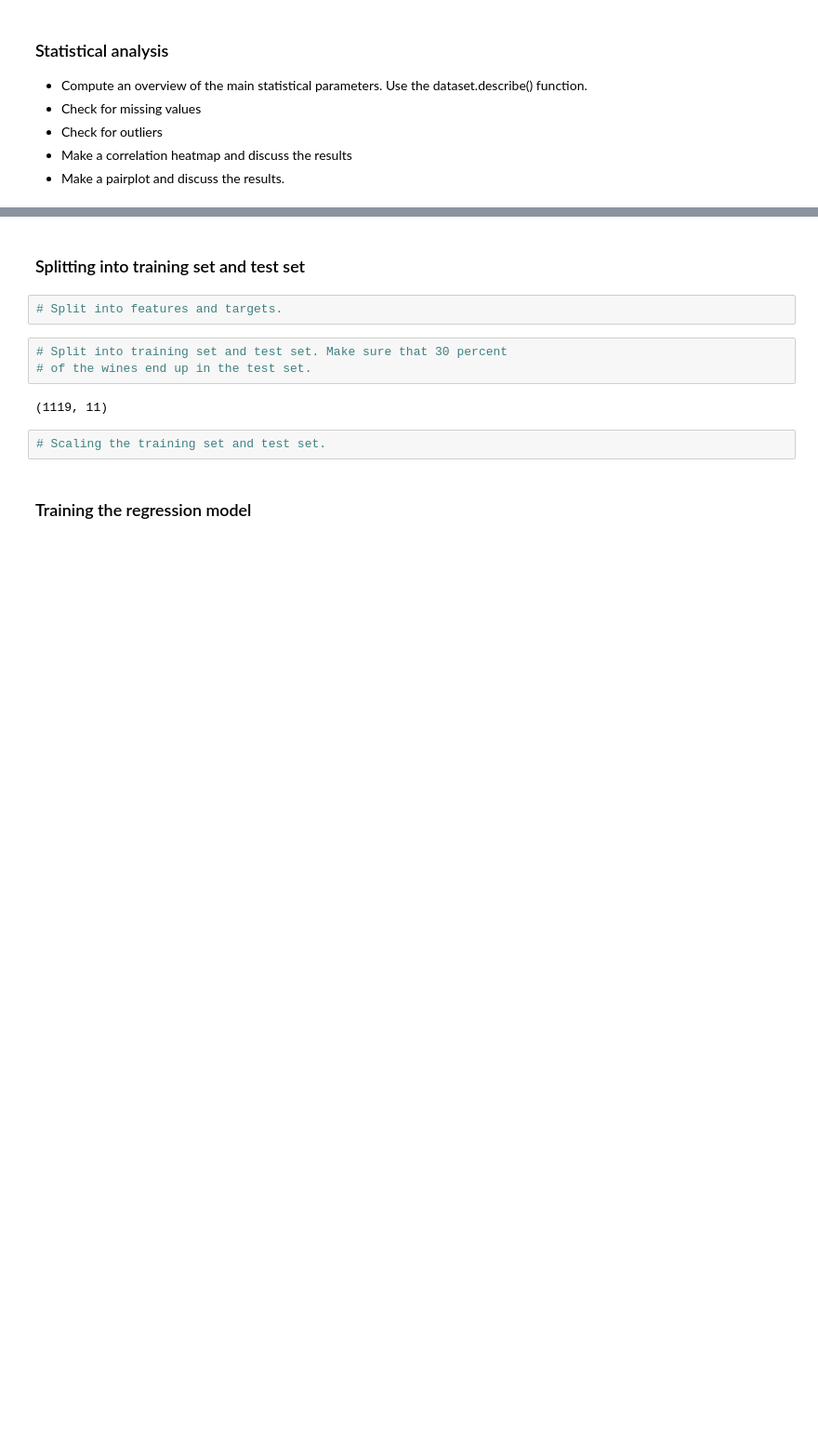
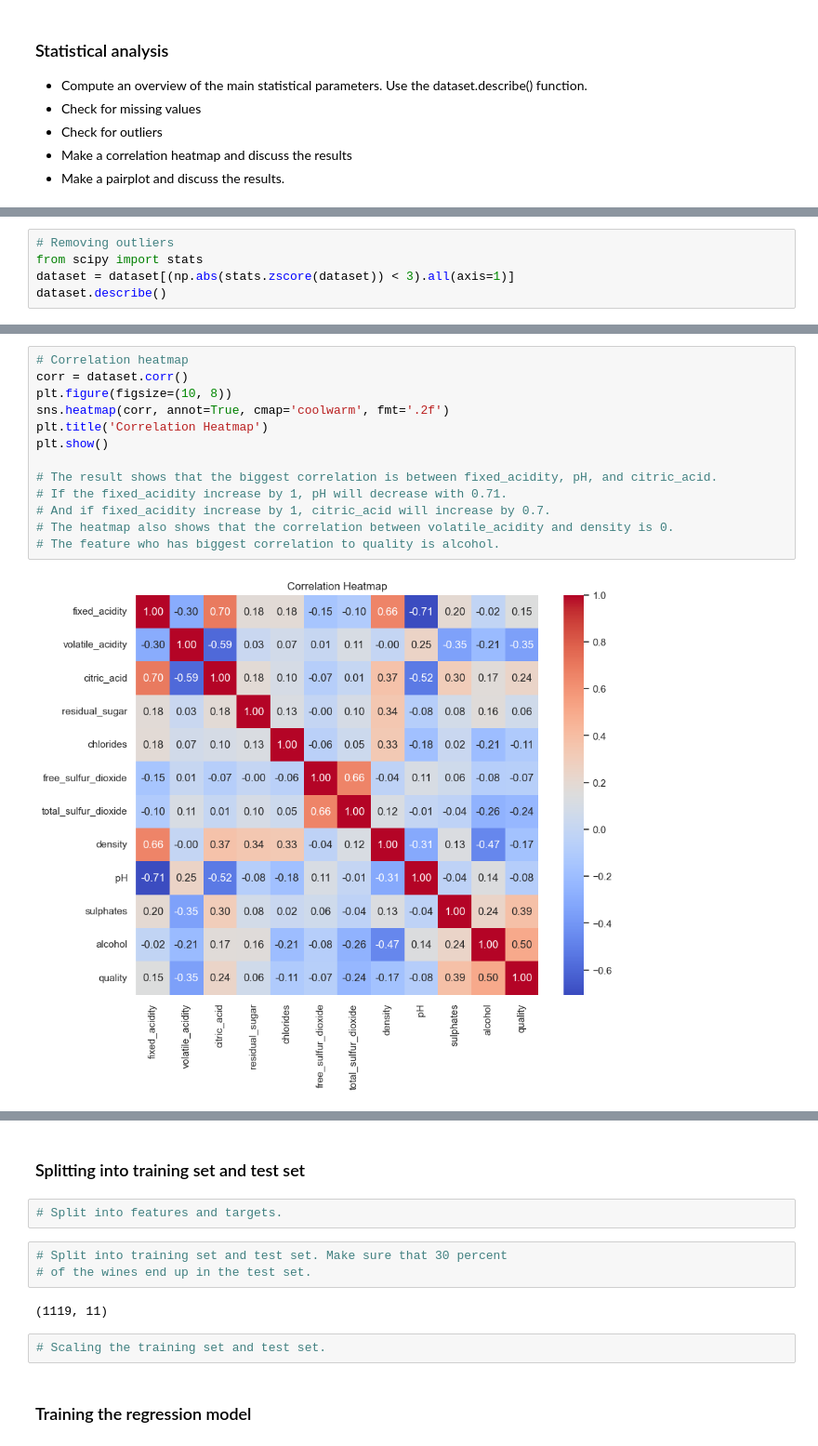
Before and after one commit to Calle-J/Machine-Learning-and-AI-CalleJ, a Jupyter notebook: Session_02_ML_Pipeline_Regression_Assignment/Session_02_Regression_Assignment_2025.ipynb, the cells around one changed output, grey strips where cells are left out. Shown at 93% size. Saved outputs shown, nothing was run; the diff lists cells and outputs as text; blank space fills up the shorter version.

```diff
--- a/Session_02_ML_Pipeline_Regression_Assignment/Session_02_Regression_Assignment_2025.ipynb
+++ b/Session_02_ML_Pipeline_Regression_Assignment/Session_02_Regression_Assignment_2025.ipynb
@@ -61,0 +74,5 @@ dataset.shape
+# %%
+# Removing outliers
+from scipy import stats
+dataset = dataset[(np.abs(stats.zscore(dataset)) < 3).all(axis=1)]
+dataset.describe()
@@ -61,0 +89,15 @@ dataset.shape
+# %%
+# Correlation heatmap
+corr = dataset.corr()
+plt.figure(figsize=(10, 8))
+sns.heatmap(corr, annot=True, cmap='coolwarm', fmt='.2f')
+plt.title('Correlation Heatmap')
+plt.show()
+
+# The result shows that the biggest correlation is between fixed_acidity, pH, and citric_acid.
+# If the fixed_acidity increase by 1, pH will decrease with 0.71.
+# And if fixed_acidity increase by 1, citric_acid will increase by 0.7.
+# The heatmap also shows that the correlation between volatile_acidity and density is 0.
+# The feature who has biggest correlation to quality is alcohol.
+# %% [output]
+[figure, added]
```
Also changed, not shown: parts of 7 cells of this notebook.
